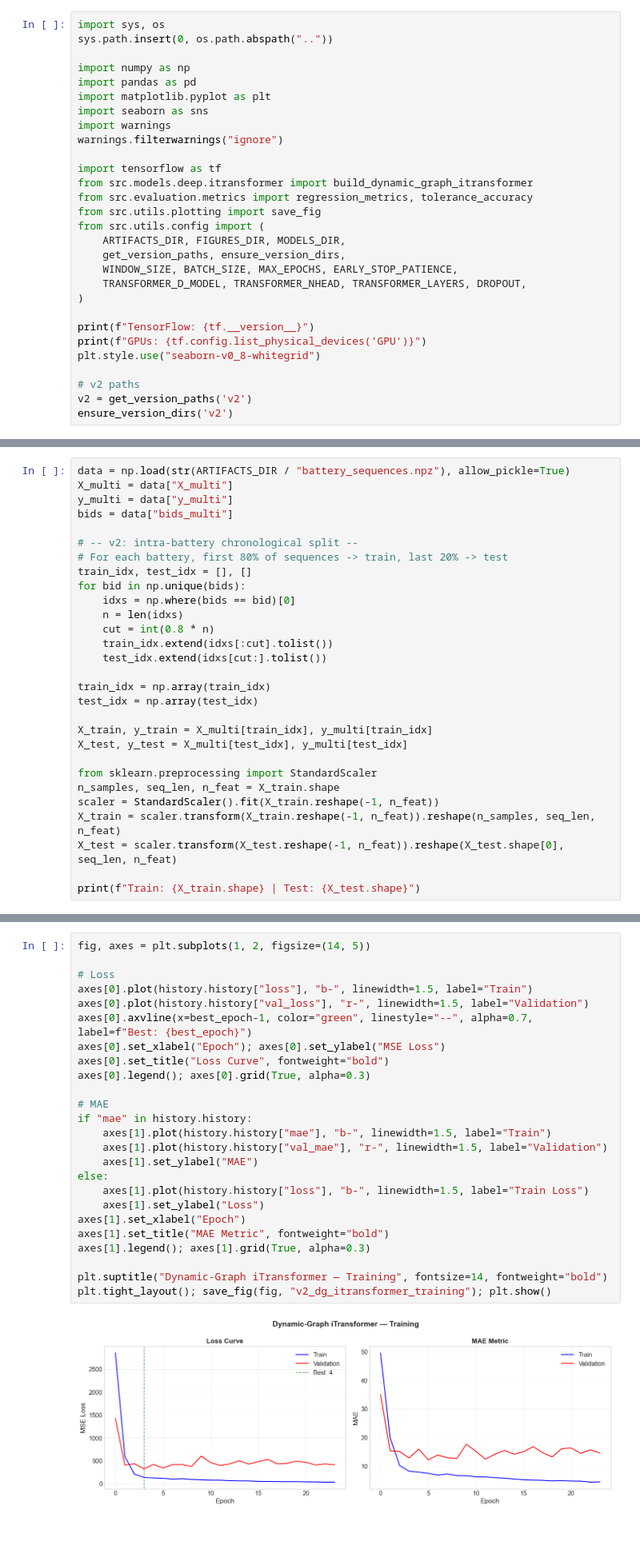
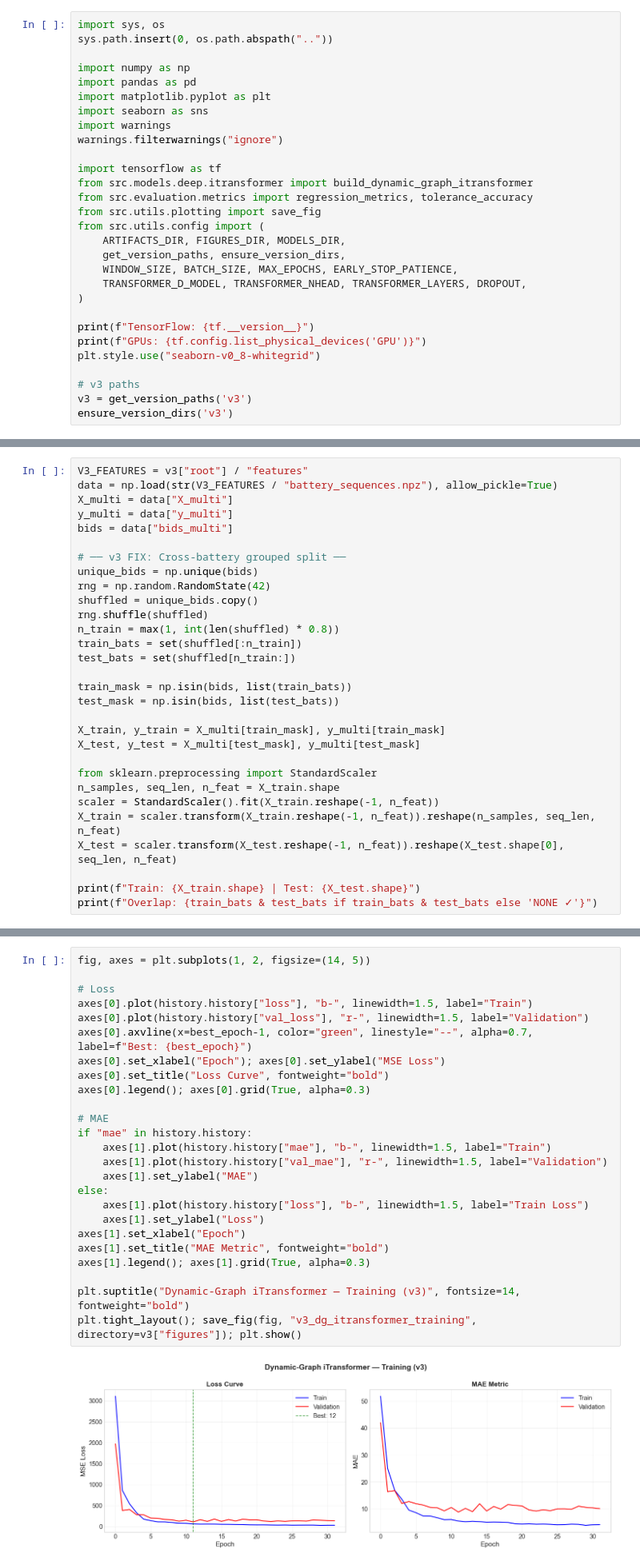
Before and after one commit to NeerajCodz/aiBatteryLifeCycle, a Jupyter notebook: notebooks/06_dynamic_graph.ipynb, the cells around one changed output, grey strips where cells are left out. Shown at 80% size. Cells and saved outputs as stored; diff of their text form; blank space fills up the shorter version.

```diff
--- a/notebooks/06_dynamic_graph.ipynb
+++ b/notebooks/06_dynamic_graph.ipynb
@@ -35,9 +36,9 @@ print(f"TensorFlow: {tf.__version__}")
 print(f"GPUs: {tf.config.list_physical_devices('GPU')}")
 plt.style.use("seaborn-v0_8-whitegrid")
 
-# v2 paths
-v2 = get_version_paths('v2')
-ensure_version_dirs('v2')
+# v3 paths
+v3 = get_version_paths('v3')
+ensure_version_dirs('v3')
 # %% [output]
 TensorFlow: 2.20.0
 GPUs: []
@@ -44,26 +53,26 @@ GPUs: []
 # %% [markdown]
 ## 1. Load & Prepare Data
 # %%
-data = np.load(str(ARTIFACTS_DIR / "battery_sequences.npz"), allow_pickle=True)
+V3_FEATURES = v3["root"] / "features"
+data = np.load(str(V3_FEATURES / "battery_sequences.npz"), allow_pickle=True)
 X_multi = data["X_multi"]
 y_multi = data["y_multi"]
 bids = data["bids_multi"]
 
-# -- v2: intra-battery chronological split --
-# For each battery, first 80% of sequences -> train, last 20% -> test
-train_idx, test_idx = [], []
-for bid in np.unique(bids):
-    idxs = np.where(bids == bid)[0]
-    n = len(idxs)
-    cut = int(0.8 * n)
-    train_idx.extend(idxs[:cut].tolist())
-    test_idx.extend(idxs[cut:].tolist())
+# ── v3 FIX: Cross-battery grouped split ──
+unique_bids = np.unique(bids)
+rng = np.random.RandomState(42)
+shuffled = unique_bids.copy()
+rng.shuffle(shuffled)
+n_train = max(1, int(len(shuffled) * 0.8))
+train_bats = set(shuffled[:n_train])
+test_bats = set(shuffled[n_train:])
 
-train_idx = np.array(train_idx)
-test_idx = np.array(test_idx)
+train_mask = np.isin(bids, list(train_bats))
+test_mask = np.isin(bids, list(test_bats))
 
-X_train, y_train = X_multi[train_idx], y_multi[train_idx]
-X_test, y_test = X_multi[test_idx], y_multi[test_idx]
+X_train, y_train = X_multi[train_mask], y_multi[train_mask]
+X_test, y_test = X_multi[test_mask], y_multi[test_mask]
 
 from sklearn.preprocessing import StandardScaler
 n_samples, seq_len, n_feat = X_train.shape
@@ -72,4 +81,5 @@ X_train = scaler.transform(X_train.reshape(-1, n_feat)).reshape(n_samples, seq_l
 X_test = scaler.transform(X_test.reshape(-1, n_feat)).reshape(X_test.shape[0], seq_len, n_feat)
 
 print(f"Train: {X_train.shape} | Test: {X_test.shape}")
+print(f"Overlap: {train_bats & test_bats if train_bats & test_bats else 'NONE ✓'}")
 # %% [output]
@@ -182,30 +193,30 @@ Model saved.
 # %%
 fig, axes = plt.subplots(1, 2, figsize=(14, 5))
 
 # Loss
 axes[0].plot(history.history["loss"], "b-", linewidth=1.5, label="Train")
 axes[0].plot(history.history["val_loss"], "r-", linewidth=1.5, label="Validation")
 axes[0].axvline(x=best_epoch-1, color="green", linestyle="--", alpha=0.7, label=f"Best: {best_epoch}")
 axes[0].set_xlabel("Epoch"); axes[0].set_ylabel("MSE Loss")
 axes[0].set_title("Loss Curve", fontweight="bold")
 axes[0].legend(); axes[0].grid(True, alpha=0.3)
 
 # MAE
 if "mae" in history.history:
     axes[1].plot(history.history["mae"], "b-", linewidth=1.5, label="Train")
     axes[1].plot(history.history["val_mae"], "r-", linewidth=1.5, label="Validation")
     axes[1].set_ylabel("MAE")
 else:
     axes[1].plot(history.history["loss"], "b-", linewidth=1.5, label="Train Loss")
     axes[1].set_ylabel("Loss")
 axes[1].set_xlabel("Epoch")
 axes[1].set_title("MAE Metric", fontweight="bold")
 axes[1].legend(); axes[1].grid(True, alpha=0.3)
 
-plt.suptitle("Dynamic-Graph iTransformer — Training", fontsize=14, fontweight="bold")
-plt.tight_layout(); save_fig(fig, "v2_dg_itransformer_training"); plt.show()
+plt.suptitle("Dynamic-Graph iTransformer — Training (v3)", fontsize=14, fontweight="bold")
+plt.tight_layout(); save_fig(fig, "v3_dg_itransformer_training", directory=v3["figures"]); plt.show()
 # %% [output]
-[figure, old version]
+[figure, new version]
 # %% [markdown]
 ## 6. Actual vs Predicted
 # %%
```
Also changed, not shown: parts of 8 cells of this notebook, 19 other files.
